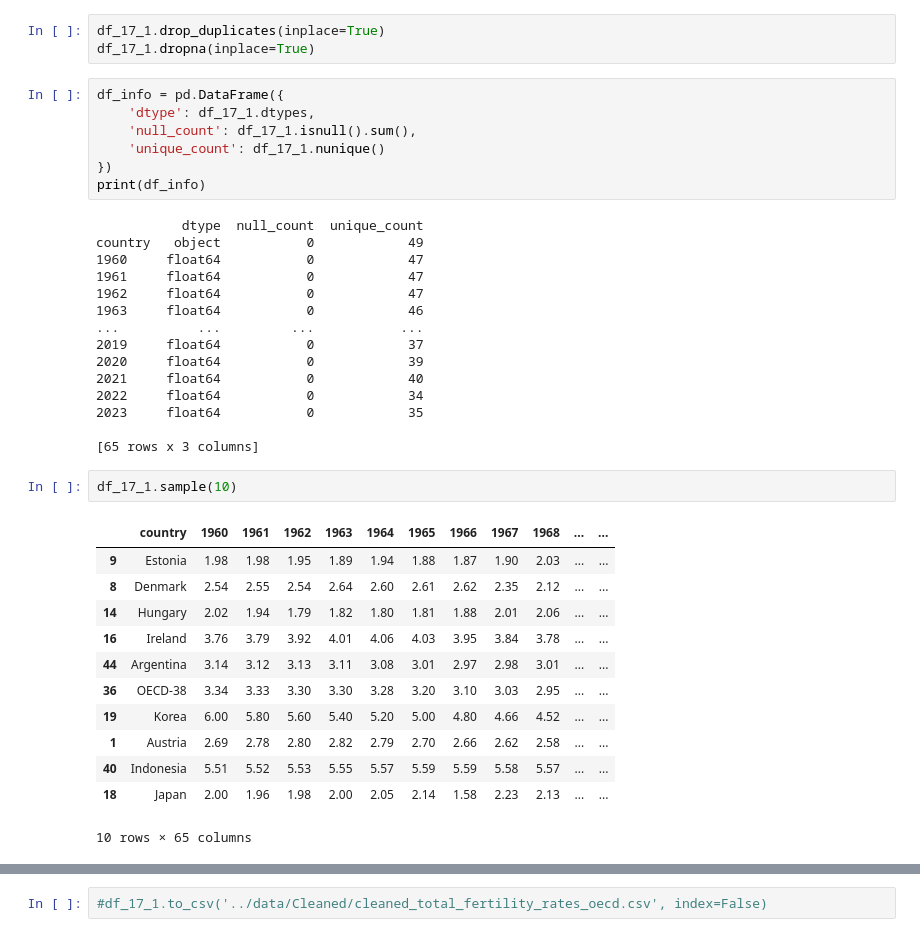
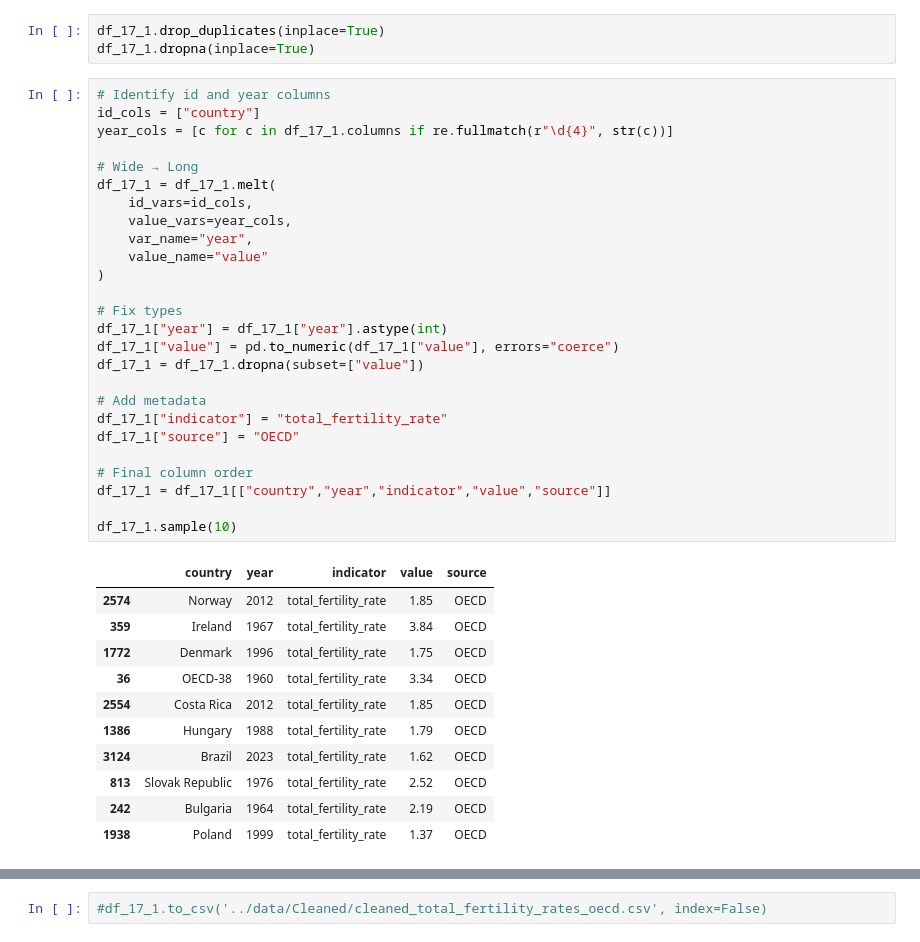
Before and after one commit to YkslB/marriage_statistics, a Jupyter notebook: scripts/Cleaning.ipynb, the cells around one changed output, grey strips where cells are left out. Saved outputs shown, nothing was run; the diff lists cells and outputs as text.

```diff
--- a/scripts/Cleaning.ipynb
+++ b/scripts/Cleaning.ipynb
@@ -1568,40 +1563,41 @@ df_17_1[num_cols] = (
 # %%
 df_17_1.drop_duplicates(inplace=True)
 df_17_1.dropna(inplace=True)
-# %%
-df_info = pd.DataFrame({
-    'dtype': df_17_1.dtypes,
-    'null_count': df_17_1.isnull().sum(),
-    'unique_count': df_17_1.nunique()
-})
-print(df_info)
-# %% [output]
-           dtype  null_count  unique_count
-country   object           0            49
-1960     float64           0            47
-1961     float64           0            47
-1962     float64           0            47
-1963     float64           0            46
-...          ...         ...           ...
-2019     float64           0            37
-2020     float64           0            39
-2021     float64           0            40
-2022     float64           0            34
-2023     float64           0            35
-
-[65 rows x 3 columns]
 # %%
+# Identify id and year columns
+id_cols = ["country"]
+year_cols = [c for c in df_17_1.columns if re.fullmatch(r"\d{4}", str(c))]
+
+# Wide → Long
+df_17_1 = df_17_1.melt(
+    id_vars=id_cols,
+    value_vars=year_cols,
+    var_name="year",
+    value_name="value"
+)
+
+# Fix types
+df_17_1["year"] = df_17_1["year"].astype(int)
+df_17_1["value"] = pd.to_numeric(df_17_1["value"], errors="coerce")
+df_17_1 = df_17_1.dropna(subset=["value"])
+
+# Add metadata
+df_17_1["indicator"] = "total_fertility_rate"
+df_17_1["source"] = "OECD"
+
+# Final column order
+df_17_1 = df_17_1[["country","year","indicator","value","source"]]
+
 df_17_1.sample(10)
 # %% [output]
-|  | country | 1960 | 1961 | 1962 | 1963 | 1964 | 1965 | 1966 | 1967 | 1968 | ... | ... |
-| 9 | Estonia | 1.98 | 1.98 | 1.95 | 1.89 | 1.94 | 1.88 | 1.87 | 1.90 | 2.03 | ... | ... |
-| 8 | Denmark | 2.54 | 2.55 | 2.54 | 2.64 | 2.60 | 2.61 | 2.62 | 2.35 | 2.12 | ... | ... |
-| 14 | Hungary | 2.02 | 1.94 | 1.79 | 1.82 | 1.80 | 1.81 | 1.88 | 2.01 | 2.06 | ... | ... |
-| 16 | Ireland | 3.76 | 3.79 | 3.92 | 4.01 | 4.06 | 4.03 | 3.95 | 3.84 | 3.78 | ... | ... |
-| 44 | Argentina | 3.14 | 3.12 | 3.13 | 3.11 | 3.08 | 3.01 | 2.97 | 2.98 | 3.01 | ... | ... |
-| 36 | OECD-38 | 3.34 | 3.33 | 3.30 | 3.30 | 3.28 | 3.20 | 3.10 | 3.03 | 2.95 | ... | ... |
-| 19 | Korea | 6.00 | 5.80 | 5.60 | 5.40 | 5.20 | 5.00 | 4.80 | 4.66 | 4.52 | ... | ... |
-| 1 | Austria | 2.69 | 2.78 | 2.80 | 2.82 | 2.79 | 2.70 | 2.66 | 2.62 | 2.58 | ... | ... |
-| 40 | Indonesia | 5.51 | 5.52 | 5.53 | 5.55 | 5.57 | 5.59 | 5.59 | 5.58 | 5.57 | ... | ... |
-| 18 | Japan | 2.00 | 1.96 | 1.98 | 2.00 | 2.05 | 2.14 | 1.58 | 2.23 | 2.13 | ... | ... |
+|  | country | year | indicator | value | source |
+| 2574 | Norway | 2012 | total_fertility_rate | 1.85 | OECD |
+| 359 | Ireland | 1967 | total_fertility_rate | 3.84 | OECD |
+| 1772 | Denmark | 1996 | total_fertility_rate | 1.75 | OECD |
+| 36 | OECD-38 | 1960 | total_fertility_rate | 3.34 | OECD |
+| 2554 | Costa Rica | 2012 | total_fertility_rate | 1.85 | OECD |
+| 1386 | Hungary | 1988 | total_fertility_rate | 1.79 | OECD |
+| 3124 | Brazil | 2023 | total_fertility_rate | 1.62 | OECD |
+| 813 | Slovak Republic | 1976 | total_fertility_rate | 2.52 | OECD |
+| 242 | Bulgaria | 1964 | total_fertility_rate | 2.19 | OECD |
+| 1938 | Poland | 1999 | total_fertility_rate | 1.37 | OECD |
-10 rows × 65 columns
```
Also changed, not shown: parts of 82 cells of this notebook, 3 other files.
